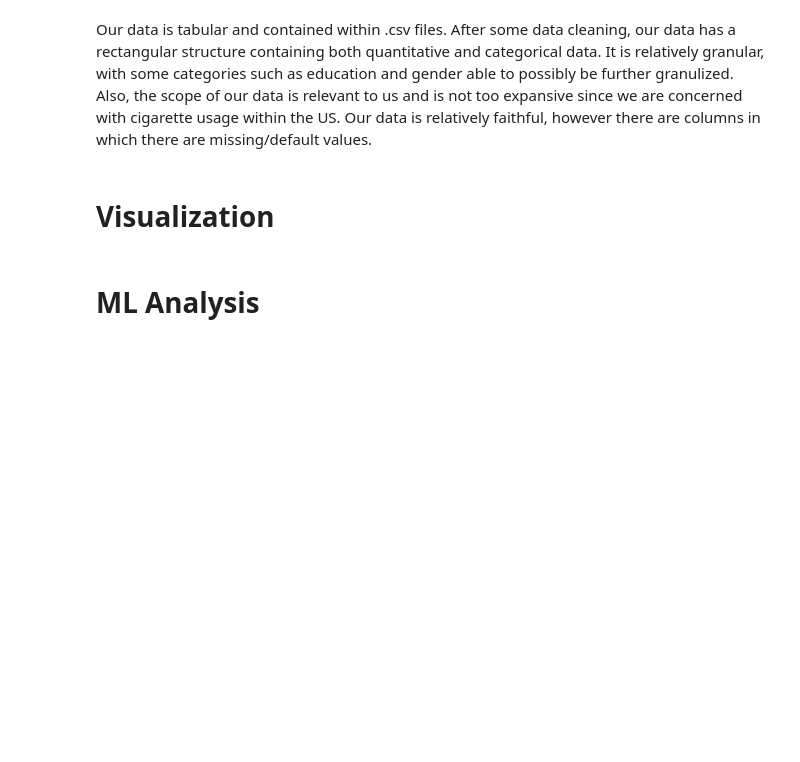
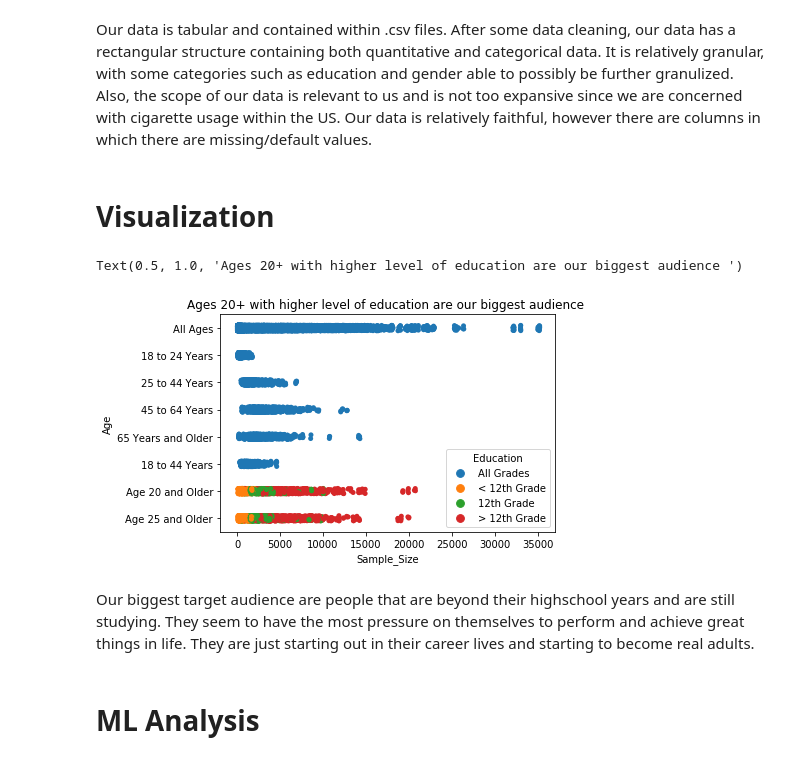
Before and after one commit to edgeslab/cs418-project-99th-percentile-posse, a Jupyter notebook: FinalProject.ipynb, the cells around one changed output. Saved outputs shown, nothing was run; the diff lists cells and outputs as text; code cells hidden in the pictures; blank space fills up the shorter version.

Commit message:
Completed the visualization part of the project

```diff
--- a/FinalProject.ipynb
+++ b/FinalProject.ipynb
@@ -74,6 +74,14 @@ Text(0, 0.5, 'Percentage of Cigarette Smokers')
 Our data is tabular and contained within .csv files. After some data cleaning, our data has a rectangular structure containing both quantitative and categorical data. It is relatively granular, with some categories such as education and gender able to possibly be further granulized. Also, the scope of our data is relevant to us and is not too expansive since we are concerned with cigarette usage within the US. Our data is relatively faithful, however there are columns in which there are missing/default values.
 # %% [markdown]
 # Visualization
+# %%
+ax = sns.stripplot(x="Sample_Size", y="Age", hue="Education", data=tobacco_use, jitter=True)
+ax.set_title('Ages 20+ with higher level of education are our biggest audience ')
+# %% [output]
+Text(0.5, 1.0, 'Ages 20+ with higher level of education are our biggest audience ')
+[figure, added]
+# %% [markdown]
+Our biggest target audience are people that are beyond their highschool years and are still studying. They seem to have the most pressure on themselves to perform and achieve great things in life. They are just starting out in their career lives and starting to become real adults.
 # %% [markdown]
 # ML Analysis
 # %% [markdown]
```
Also changed, not shown: 1 other file.
